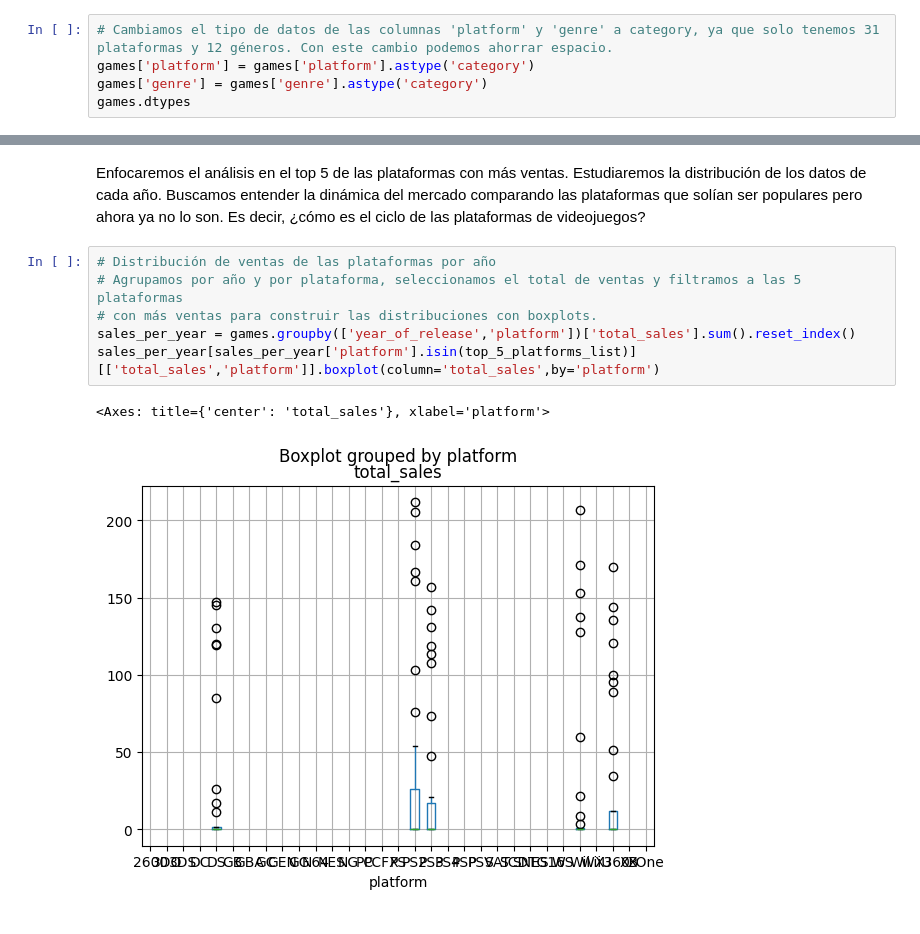
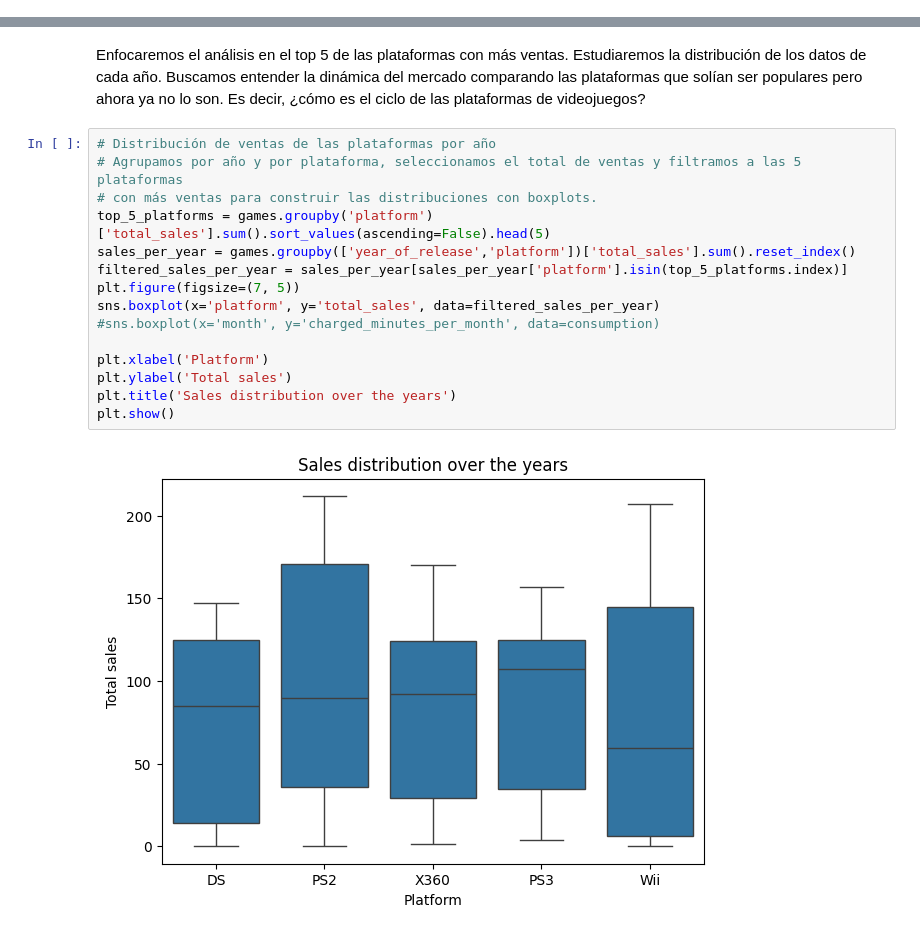
Before and after one commit to Victor-Mier/statistical_analysis, a Jupyter notebook: notebook.ipynb, the cells around one changed output, grey strips where cells are left out. Cells and saved outputs as stored; diff of their text form.

```diff
--- a/notebook.ipynb
+++ b/notebook.ipynb
@@ -126,8 +127,3 @@ games.head(2)
 |  | name | platform | year_of_release | genre | na_sales | eu_sales | jp_sales | other_sales | critic_score | ... |
 | 0 | Wii Sports | Wii | 2006-01-01 | Sports | 41.36 | 28.96 | 3.77 | 8.45 | 76.0 | ... |
 | 1 | Super Mario Bros. | NES | 1985-01-01 | Platform | 29.08 | 3.58 | 6.81 | 0.77 | NaN | ... |
-# %%
-# Cambiamos el tipo de datos de las columnas 'platform' y 'genre' a category, ya que solo tenemos 31 plataformas y 12 géneros. Con este cambio podemos ahorrar espacio.
-games['platform'] = games['platform'].astype('category')
-games['genre'] = games['genre'].astype('category')
-games.dtypes
@@ -526,9 +522,17 @@ Enfocaremos el análisis en el top 5 de las plataformas con más ventas. Estudia
 # %%
 # Distribución de ventas de las plataformas por año
 # Agrupamos por año y por plataforma, seleccionamos el total de ventas y filtramos a las 5 plataformas
 # con más ventas para construir las distribuciones con boxplots.
+top_5_platforms = games.groupby('platform')['total_sales'].sum().sort_values(ascending=False).head(5)
 sales_per_year = games.groupby(['year_of_release','platform'])['total_sales'].sum().reset_index()
-sales_per_year[sales_per_year['platform'].isin(top_5_platforms_list)][['total_sales','platform']].boxplot(column='total_sales',by='platform')
+filtered_sales_per_year = sales_per_year[sales_per_year['platform'].isin(top_5_platforms.index)]
+plt.figure(figsize=(7, 5))
+sns.boxplot(x='platform', y='total_sales', data=filtered_sales_per_year)
+#sns.boxplot(x='month', y='charged_minutes_per_month', data=consumption)
+
+plt.xlabel('Platform')
+plt.ylabel('Total sales')
+plt.title('Sales distribution over the years')
+plt.show()
 # %% [output]
-<Axes: title={'center': 'total_sales'}, xlabel='platform'>
-[figure, old version]
+[figure, new version]
```
Also changed, not shown: parts of 16 cells of this notebook.
